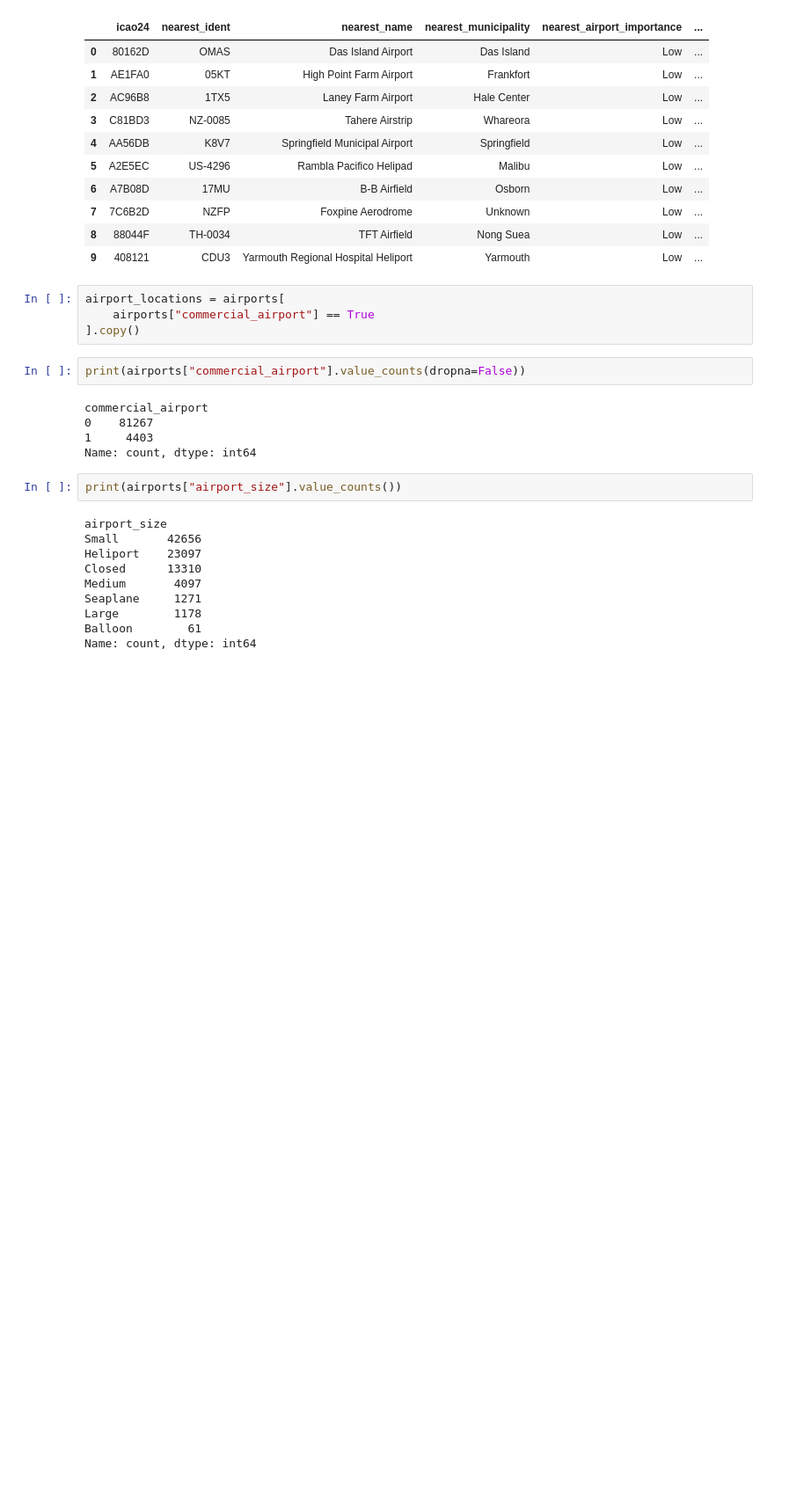
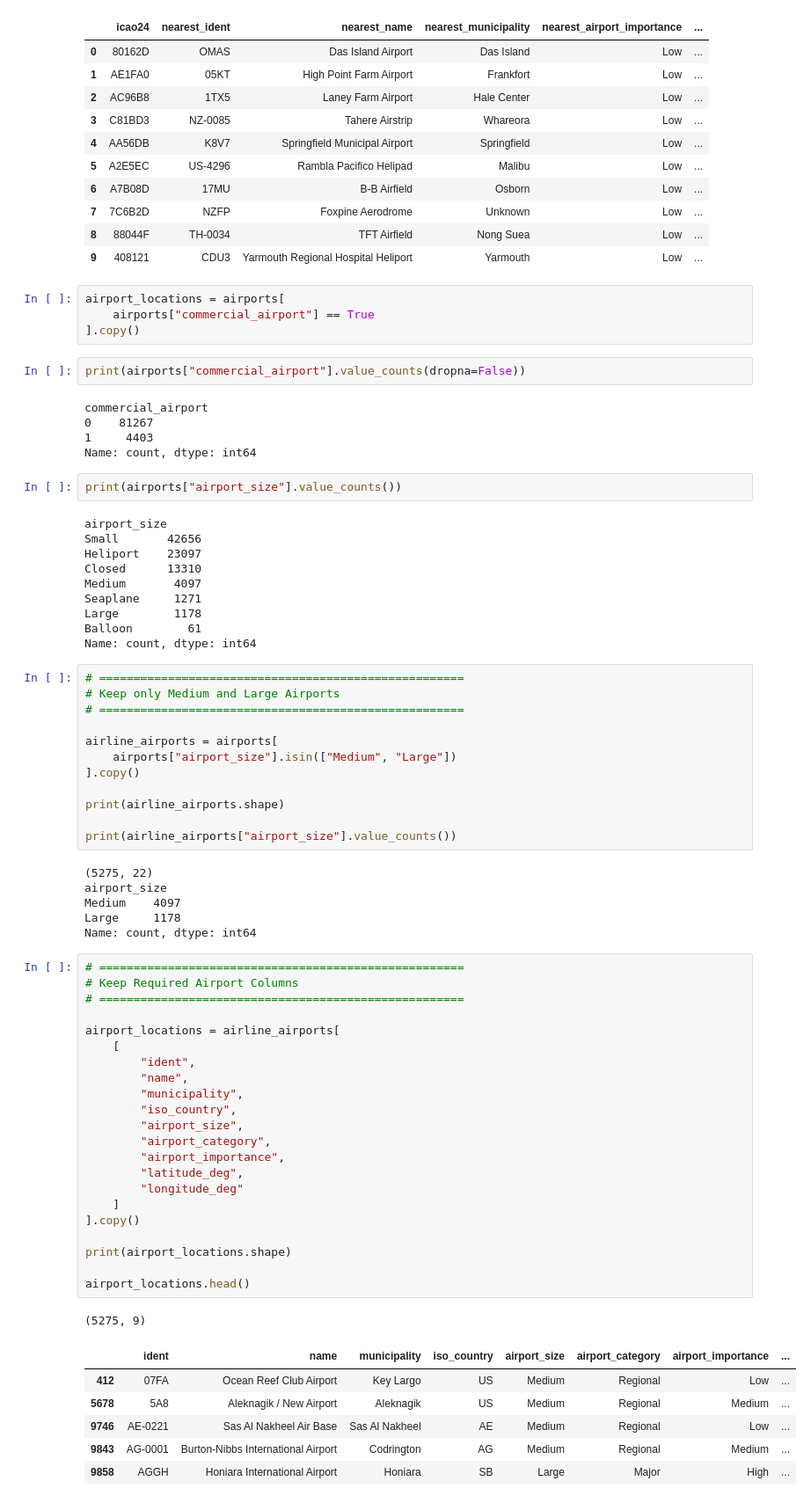
Before and after one commit to darshan-vgithub/Intelligent-Flight-Operations-Analytics-and-Decision-Support-Dashboard, a Jupyter notebook: notebooks/06_Master_Dataset_Integration.ipynb, the cells around one changed output. Shown at 88% size. Drawn from its saved outputs; the diff is of its cells as text; blank space fills up the shorter version.

```diff
--- a/notebooks/06_Master_Dataset_Integration.ipynb
+++ b/notebooks/06_Master_Dataset_Integration.ipynb
@@ -268,3 +268,51 @@ Seaplane     1271
 Large        1178
 Balloon        61
 Name: count, dtype: int64
+# %%
+# =====================================================
+# Keep only Medium and Large Airports
+# =====================================================
+
+airline_airports = airports[
+    airports["airport_size"].isin(["Medium", "Large"])
+].copy()
+
+print(airline_airports.shape)
+
+print(airline_airports["airport_size"].value_counts())
+# %% [output]
+(5275, 22)
+airport_size
+Medium    4097
+Large     1178
+Name: count, dtype: int64
+# %%
+# =====================================================
+# Keep Required Airport Columns
+# =====================================================
+
+airport_locations = airline_airports[
+    [
+        "ident",
+        "name",
+        "municipality",
+        "iso_country",
+        "airport_size",
+        "airport_category",
+        "airport_importance",
+        "latitude_deg",
+        "longitude_deg"
+    ]
+].copy()
+
+print(airport_locations.shape)
+
+airport_locations.head()
+# %% [output]
+(5275, 9)
+|  | ident | name | municipality | iso_country | airport_size | airport_category | airport_importance | ... |
+| 412 | 07FA | Ocean Reef Club Airport | Key Largo | US | Medium | Regional | Low | ... |
+| 5678 | 5A8 | Aleknagik / New Airport | Aleknagik | US | Medium | Regional | Medium | ... |
+| 9746 | AE-0221 | Sas Al Nakheel Air Base | Sas Al Nakheel | AE | Medium | Regional | Low | ... |
+| 9843 | AG-0001 | Burton-Nibbs International Airport | Codrington | AG | Medium | Regional | Medium | ... |
+| 9858 | AGGH | Honiara International Airport | Honiara | SB | Large | Major | High | ... |
```
Also changed, not shown: parts of 8 cells of this notebook.
